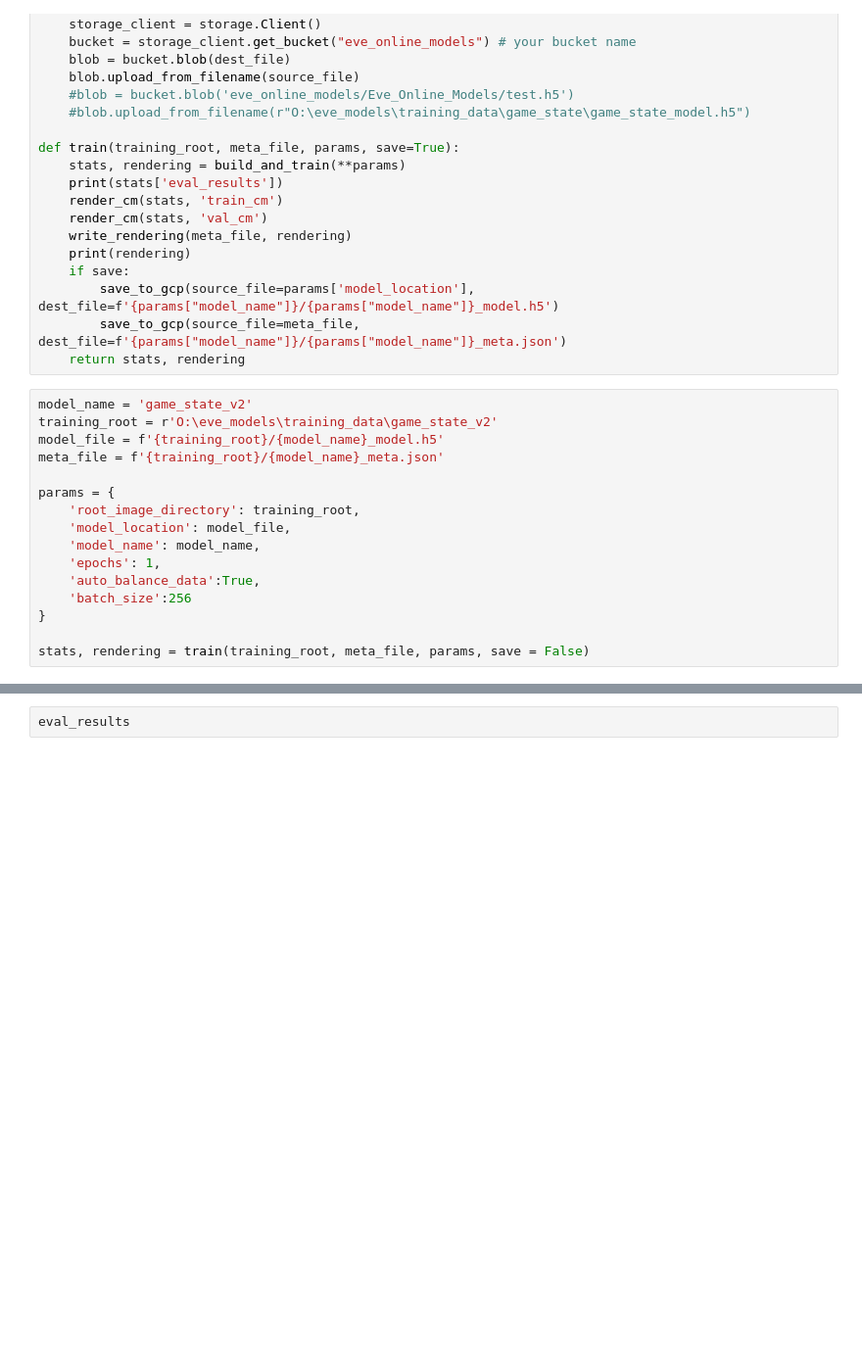
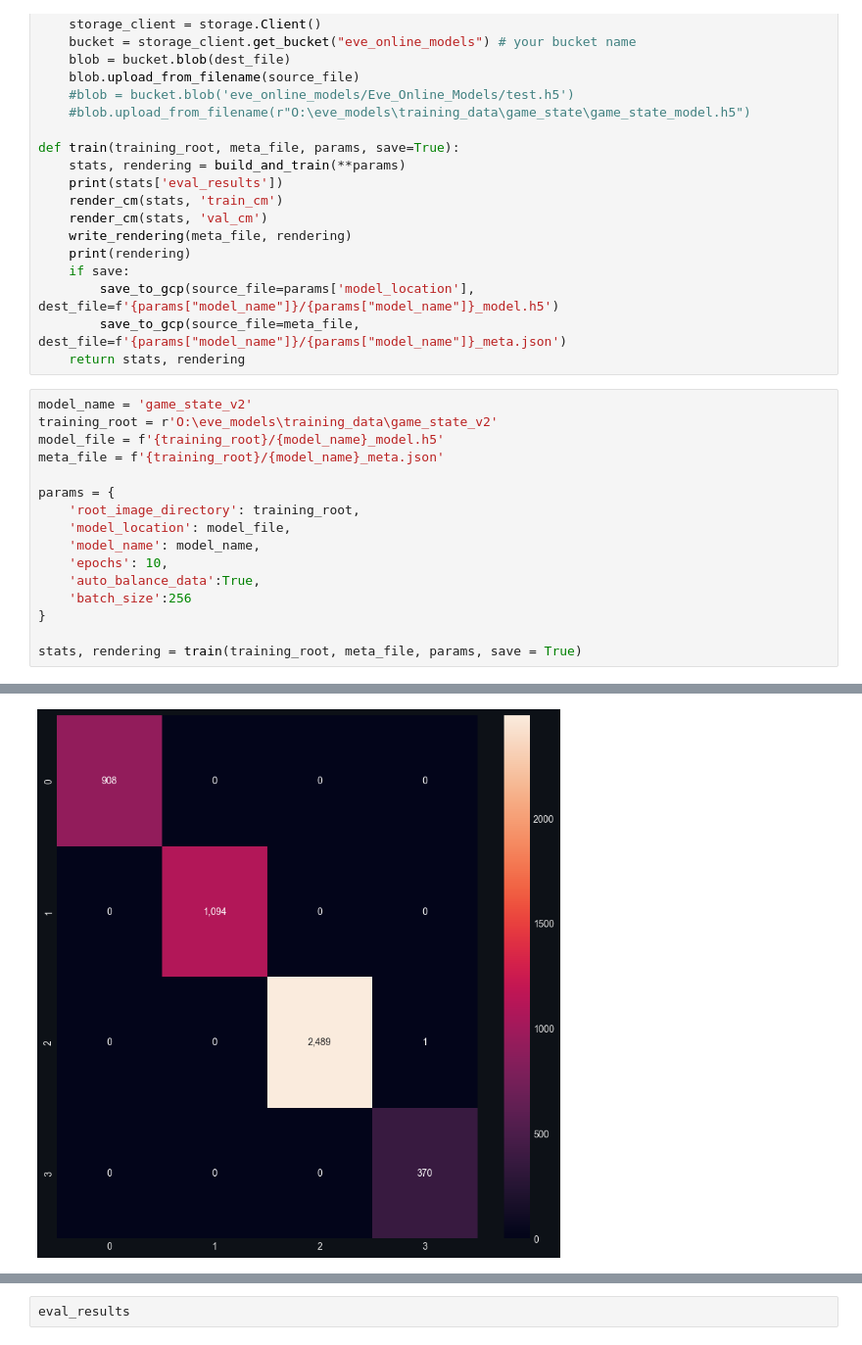
Before and after one commit to darkmatter2222/EVE-Online-Bot, a Jupyter notebook: Training_and_Data/TrainingPipelines/UniversalTrainer.ipynb, the cells around one changed output, grey strips where cells are left out. Shown at 98% size. Saved outputs shown, nothing was run; the diff lists cells and outputs as text; blank space fills up the shorter version.

```diff
--- a/Training_and_Data/TrainingPipelines/UniversalTrainer.ipynb
+++ b/Training_and_Data/TrainingPipelines/UniversalTrainer.ipynb
@@ -65,9 +65,10 @@ params = {
     'root_image_directory': training_root,
     'model_location': model_file,
     'model_name': model_name,
-    'epochs': 1,
+    'epochs': 10,
     'auto_balance_data':True,
     'batch_size':256
 }
 
-stats, rendering = train(training_root, meta_file, params, save = False)
+stats, rendering = train(training_root, meta_file, params, save = True)
+# %% [output]
@@ -73,0 +92 @@ stats, rendering = train(training_root, meta_file, params, save = False)
+[figure, added]
```
Also changed, not shown: parts of 1 cell of this notebook, 1 other file.
